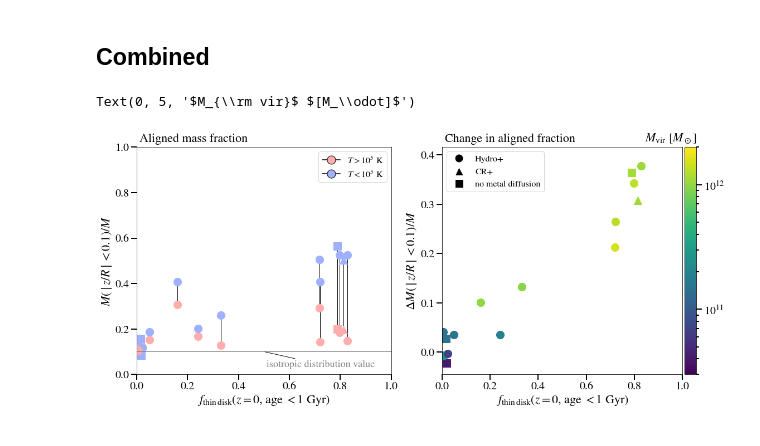
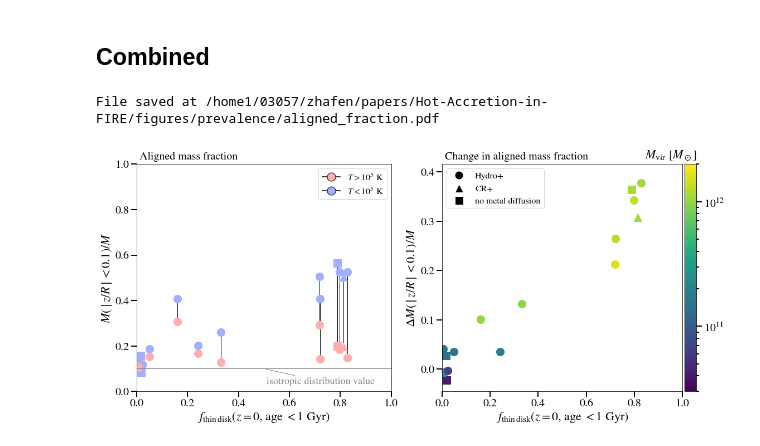
Before and after one commit to zhafen/Hot-Accretion-in-FIRE, a Jupyter notebook: analysis/prevalence.ipynb, the cells around one changed output. Saved outputs shown, nothing was run; the diff lists cells and outputs as text; code cells hidden in the pictures.

```diff
--- a/analysis/prevalence.ipynb
+++ b/analysis/prevalence.ipynb
@@ -481,10 +481,4 @@ for i, (x_key, y_key, z_key) in enumerate( combinations ):
         ha = 'right',
         va = 'bottom',
     )
-
-    plotting.save_fig(
-        out_dir = os.path.join( pm['figure_dir'], 'prevalence' ),
-        save_file = '{}.{}.{}.pdf'.format( x_key, y_key, z_key ),
-        fig = fig,
-    )
 # %% [output]
@@ -959,7 +943,7 @@ elif y_key == 'disk_frac':
         va = 'top',
         fontsize = 18,
         color = '.5',
-        arrowprops = { 'arrowstyle': '-' },
+        arrowprops = { 'arrowstyle': '-', 'color': '.5', },
     )
 
 
@@ -972,7 +956,7 @@ ax.annotate(
     xycoords = 'axes fraction',
     xytext = ( 5, 5 ),
     textcoords = 'offset points',
-    fontsize = 22,
+    fontsize = 20,
     ha = 'left',
     va = 'bottom',
 )
@@ -1046,12 +1030,12 @@ ax.set_xlabel( labels[x_key], fontsize=22 )
 ax.set_ylabel( labels[y_key], fontsize=22 )
 
 ax.annotate(
-    text = 'Change in aligned fraction',
+    text = 'Change in aligned mass fraction',
     xy = ( 0, 1 ),
     xycoords = 'axes fraction',
     xytext = ( 5, 5 ),
     textcoords = 'offset points',
-    fontsize = 22,
+    fontsize = 20,
     ha = 'left',
     va = 'bottom',
 )
@@ -1078,32 +1062,38 @@ legend_elements = [
     Line2D([0], [0], marker=markers[_], color='w', label=marker_labels[_], markerfacecolor='k', markersize=15)
     for _ in markers.keys()
 ]
 ax.legend(
     handles=legend_elements,
     prop = {'size': 16 },
 )
 
 # Colorbar
 if not z_log:
     norm_class = mpl.colors.Normalize
 else:
     norm_class = mpl.colors.LogNorm
 norm = norm_class(vmin=z_lims[0], vmax=z_lims[1])
 divider = make_axes_locatable( ax )
 cax = divider.append_axes( "right", pad=0.05, size='5%' )
 cbar = mpl.colorbar.ColorbarBase( cax, cmap=cmap, norm=norm, )
 
 # Colorbar label
 cax.annotate(
     text = labels[z_key],
     xy = (1,1),
     xytext = ( 0, 5 ),
     xycoords = 'axes fraction',
     textcoords = 'offset points',
     fontsize = 22,
     ha = 'right',
     va = 'bottom',
 )
+
+plotting.save_fig(
+    out_dir = os.path.join( pm['figure_dir'], 'prevalence' ),
+    save_file = 'aligned_fraction.pdf',
+    fig = fig,
+)
 # %% [output]
-Text(0, 5, '$M_{\\rm vir}$ $[M_\\odot]$')
+File saved at /home1/03057/zhafen/papers/Hot-Accretion-in-FIRE/figures/prevalence/aligned_fraction.pdf
-[figure, old version]
+[figure, new version]
```
Also changed, not shown: parts of 3 cells of this notebook, 6 other files.
